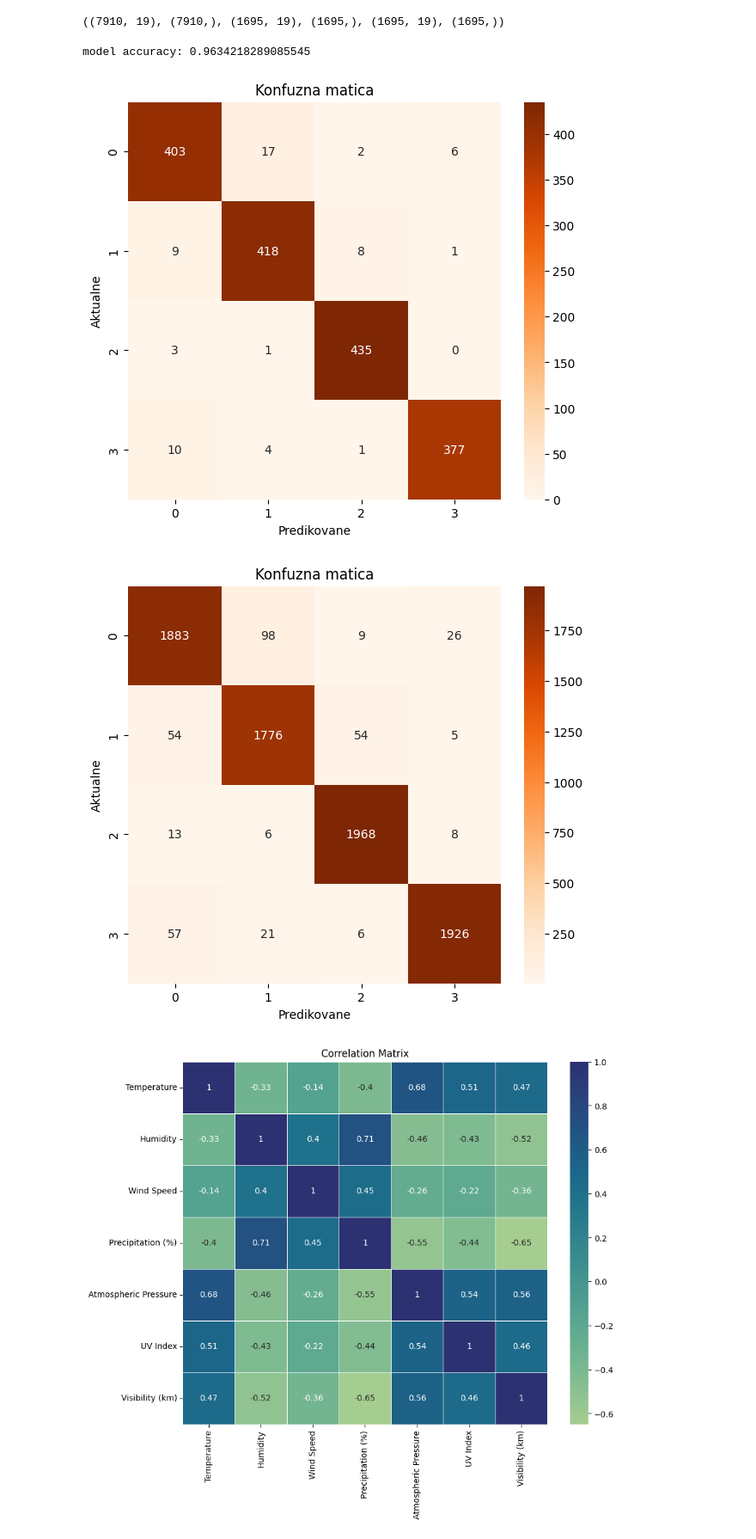
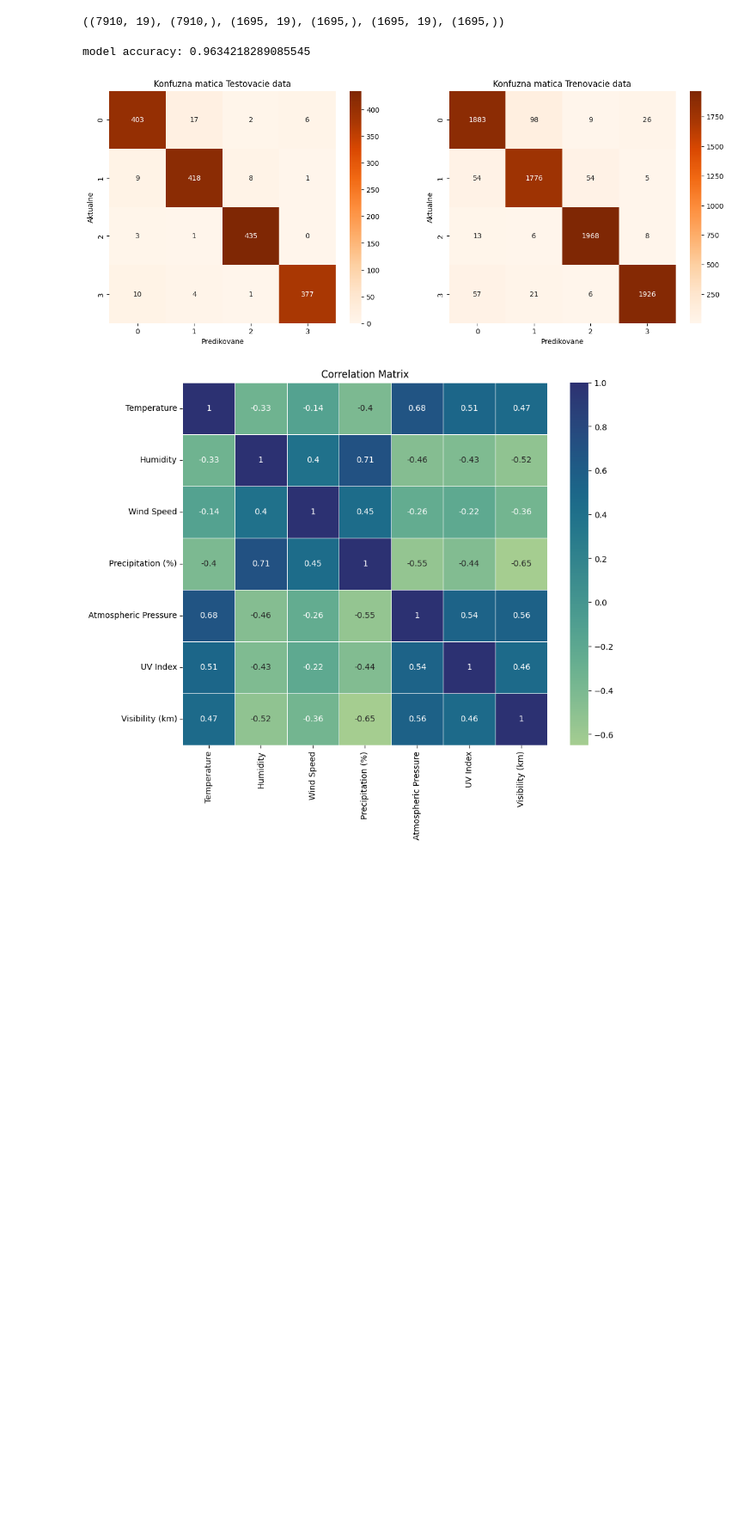
Before and after one commit to OndrejKocak/suns, a Jupyter notebook: zadanie1/zadanie.ipynb, the cells around one changed output. Shown at 86% size. Saved outputs shown, nothing was run; the diff lists cells and outputs as text; code cells hidden in the pictures; blank space fills up the shorter version.

```diff
--- a/zadanie1/zadanie.ipynb
+++ b/zadanie1/zadanie.ipynb
@@ -167,33 +167,33 @@ X_test = scaler.transform(X_test)
 # %%
 model = LogisticRegression(max_iter=200)
 #print(X_train.isnull().sum(), X_train)
 model.fit(X_train, Y_train)
 
 y_pred = model.predict(X_test)
 y_pred_train = model.predict(X_train)
 
 accurracy = accuracy_score(Y_test, y_pred)
 print(f"model accuracy: {accurracy}")
 
 conf_matrix = confusion_matrix(Y_test, y_pred)
-plt.figure(figsize=(7,6))
+plt.figure(figsize=(16,6))
+plt.subplot(1,2,1)
 sns.heatmap(conf_matrix, annot=True, fmt='d', cmap='Oranges', xticklabels=model.classes_, yticklabels=model.classes_)
-plt.title("Konfuzna matica")
+plt.title("Konfuzna matica Testovacie data")
+plt.xlabel("Predikovane")
+plt.ylabel("Aktualne")
+
+
+conf_matrix = confusion_matrix(Y_train, y_pred_train)
+plt.subplot(1,2,2)
+sns.heatmap(conf_matrix, annot=True, fmt='d', cmap='Oranges', xticklabels=model.classes_, yticklabels=model.classes_)
+plt.title("Konfuzna matica Trenovacie data")
 plt.xlabel("Predikovane")
 plt.ylabel("Aktualne")
 plt.show()
-
-conf_matrix = confusion_matrix(Y_train, y_pred_train)
-plt.figure(figsize=(7,6))
-sns.heatmap(conf_matrix, annot=True, fmt='d', cmap='Oranges', xticklabels=model.classes_, yticklabels=model.classes_)
-plt.title("Konfuzna matica")
-plt.xlabel("Predikovane")
-plt.ylabel("Aktualne")
-plt.show()
 # %% [output]
 model accuracy: 0.9634218289085545
-[figure, old version]
+[figure, new version]
-[figure, removed]
 # %%
 correlation_matrix = weather_df_cleaned.corr(numeric_only=True)
 
```
Also changed, not shown: parts of 5 cells of this notebook.
